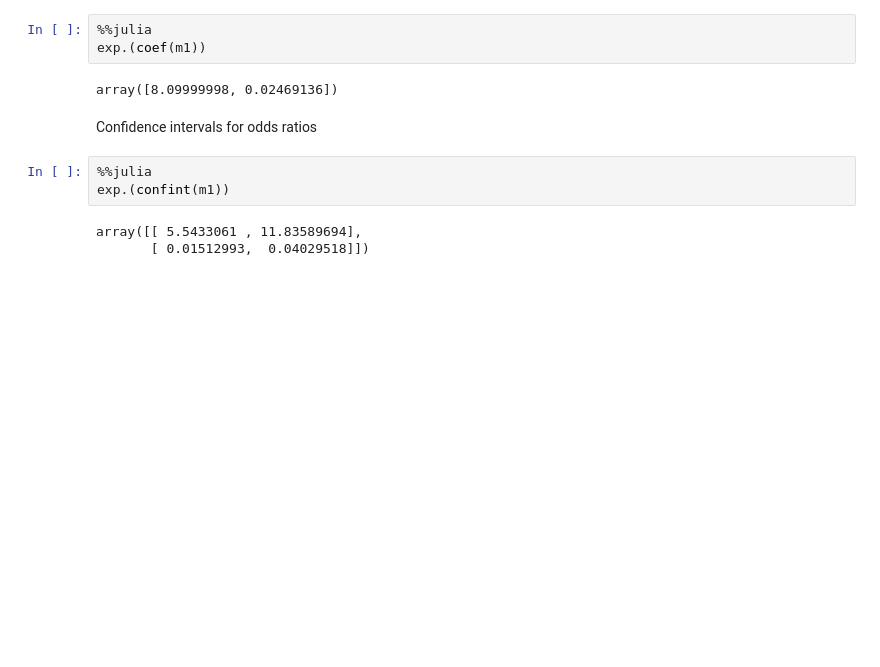
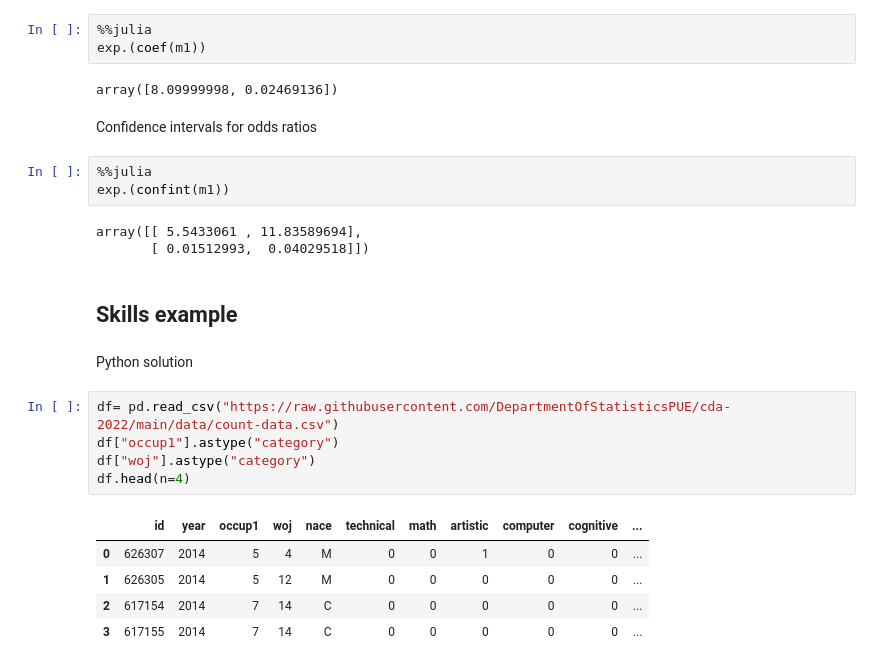
Before and after one commit to DepartmentOfStatisticsPUE/cda-2022, a Jupyter notebook: notebooks/cda_10_logistic.ipynb, the cells around one changed output. Drawn from its saved outputs; the diff is of its cells as text; blank space fills up the shorter version.

```diff
--- a/notebooks/cda_10_logistic.ipynb
+++ b/notebooks/cda_10_logistic.ipynb
@@ -177,3 +179,18 @@ exp.(confint(m1))
 # %% [output]
 array([[ 5.5433061 , 11.83589694],
        [ 0.01512993,  0.04029518]])
+# %% [markdown]
+## Skills example
+# %% [markdown]
+Python solution
+# %%
+df= pd.read_csv("https://raw.githubusercontent.com/DepartmentOfStatisticsPUE/cda-2022/main/data/count-data.csv")
+df["occup1"].astype("category")
+df["woj"].astype("category")
+df.head(n=4)
+# %% [output]
+|  | id | year | occup1 | woj | nace | technical | math | artistic | computer | cognitive | ... |
+| 0 | 626307 | 2014 | 5 | 4 | M | 0 | 0 | 1 | 0 | 0 | ... |
+| 1 | 626305 | 2014 | 5 | 12 | M | 0 | 0 | 0 | 0 | 0 | ... |
+| 2 | 617154 | 2014 | 7 | 14 | C | 0 | 0 | 0 | 0 | 0 | ... |
+| 3 | 617155 | 2014 | 7 | 14 | C | 0 | 0 | 0 | 0 | 0 | ... |
```
Also changed, not shown: parts of 18 cells of this notebook.
